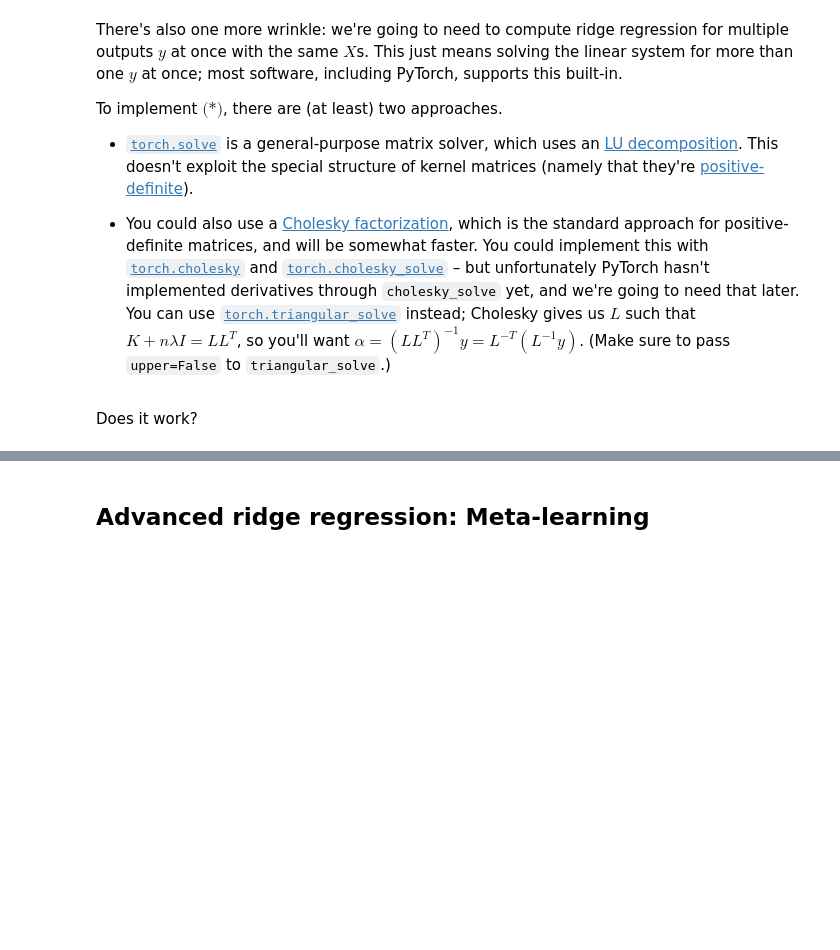
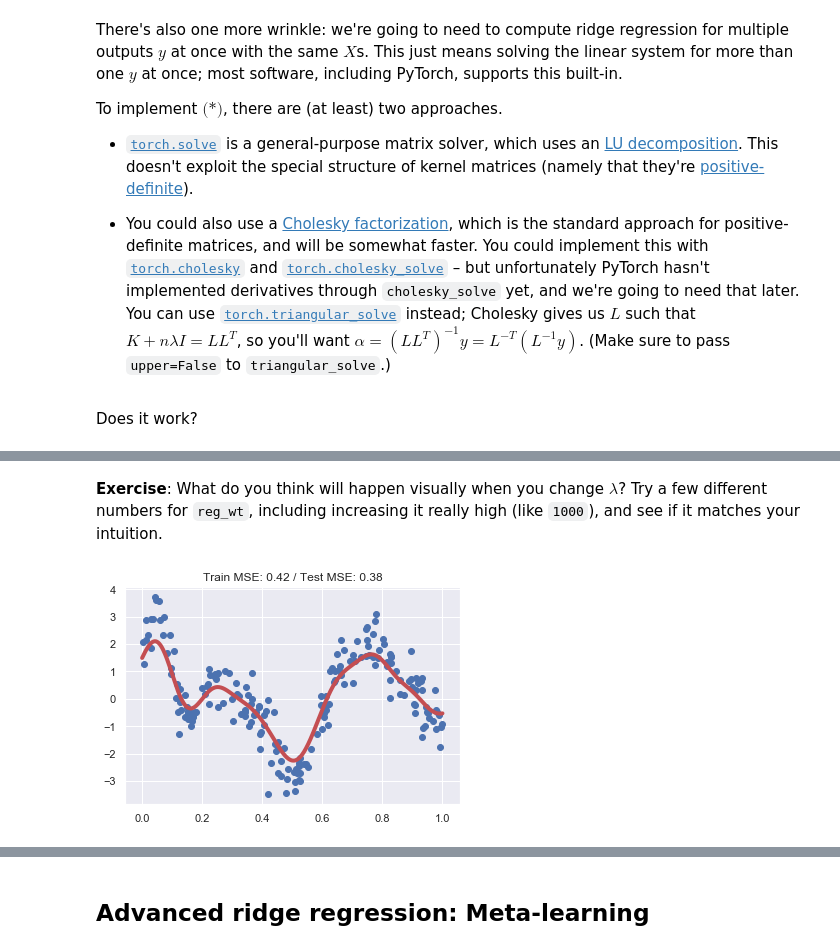
Before and after one commit to djsutherland/ds3-kernels, a Jupyter notebook: solutions.ipynb, the cells around one changed output, grey strips where cells are left out. Cells and saved outputs as stored; diff of their text form; code cells hidden in the pictures; blank space fills up the shorter version.

```diff
--- a/solutions.ipynb
+++ b/solutions.ipynb
@@ -414,0 +427,6 @@ evaluate(krr)
+# %% [markdown]
+**Exercise**: What do you think will happen visually when you change $\lambda$? Try a few different numbers for `reg_wt`, including increasing it really high (like `1000`), and see if it matches your intuition.
+# %%
+evaluate(KernelRidgeRegression(reg_wt=5))
+# %% [output]
+[figure, added]
```
Also changed, not shown: parts of 35 cells of this notebook, 2 other files.
